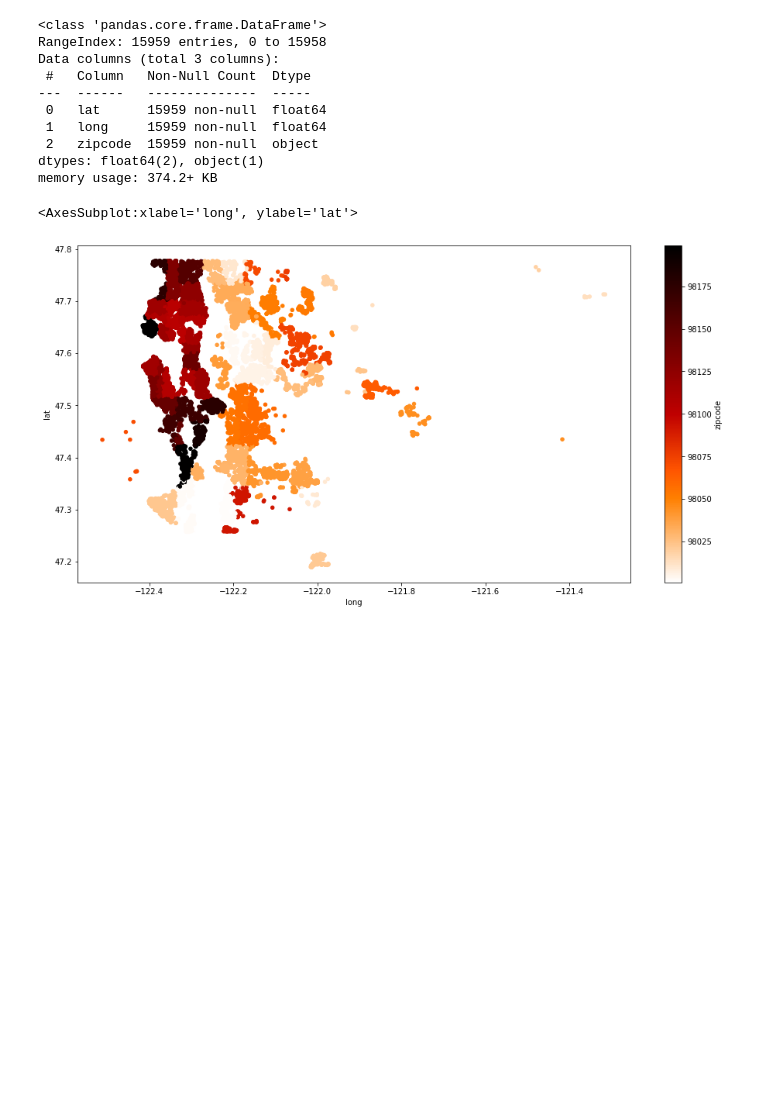
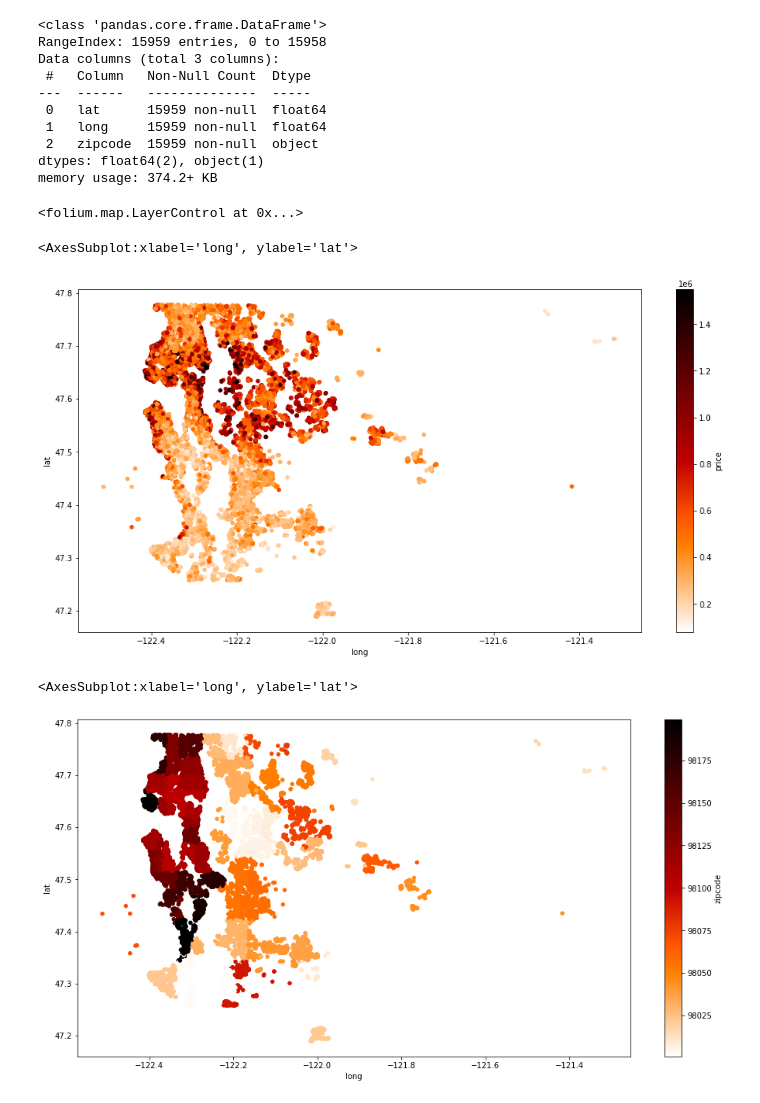
Before and after one commit to CarlosGG18/King-County-Washington-Regression-Analysis, a Jupyter notebook: Notebooks/HeatMap-Folium.ipynb, the cells around one changed output. Cells and saved outputs as stored; diff of their text form; code cells hidden in the pictures; blank space fills up the shorter version.

```diff
--- a/Notebooks/HeatMap-Folium.ipynb
+++ b/Notebooks/HeatMap-Folium.ipynb
@@ -68,14 +68,21 @@ Data columns (total 3 columns):
 dtypes: float64(2), object(1)
 memory usage: 374.2+ KB
 # %%
-# import folium
-# home_locations = df[['long','lat','zipcode']].sample(1000)
-# mapping= folium.Map(location=[home_locations.lat.mean(),home_locations.long.mean()], zoom_start=9.5, detect_retina=True, control_scale=False, tiles='Stamen Terrain')
+import folium
+home_locations = df[['long','lat','zipcode']].sample(1000)
+mapping= folium.Map(location=[home_locations.lat.mean(),home_locations.long.mean()], zoom_start=9.5, detect_retina=True, control_scale=False, tiles='Stamen Terrain')
 
 
-# # HeatMap(lan_long_2, min_opacity=2, blur = 3,radius=2).add_to(folium.FeatureGroup(name='Heat Map').add_to(mapping))
+HeatMap(lan_long_2, min_opacity=2, blur = 3,radius=2).add_to(folium.FeatureGroup(name='Heat Map').add_to(mapping))
 
-# folium.LayerControl().add_to(mapping)
+folium.LayerControl().add_to(mapping)
+# %% [output]
+<folium.map.LayerControl at 0x...>
+# %%
+df.plot(kind="scatter", x="long", y="lat", figsize=(16, 8), c="price", cmap="gist_heat_r", colorbar=True, sharex=False)
+# %% [output]
+<AxesSubplot:xlabel='long', ylabel='lat'>
+[figure, added]
 # %%
 ## HEATMAP FOR PRICE
 df.plot(kind="scatter", x="long", y="lat", figsize=(16, 8), c="zipcode", cmap="gist_heat_r", colorbar=True, sharex=False)
```
Also changed, not shown: parts of 3 cells of this notebook, 24 other files.
